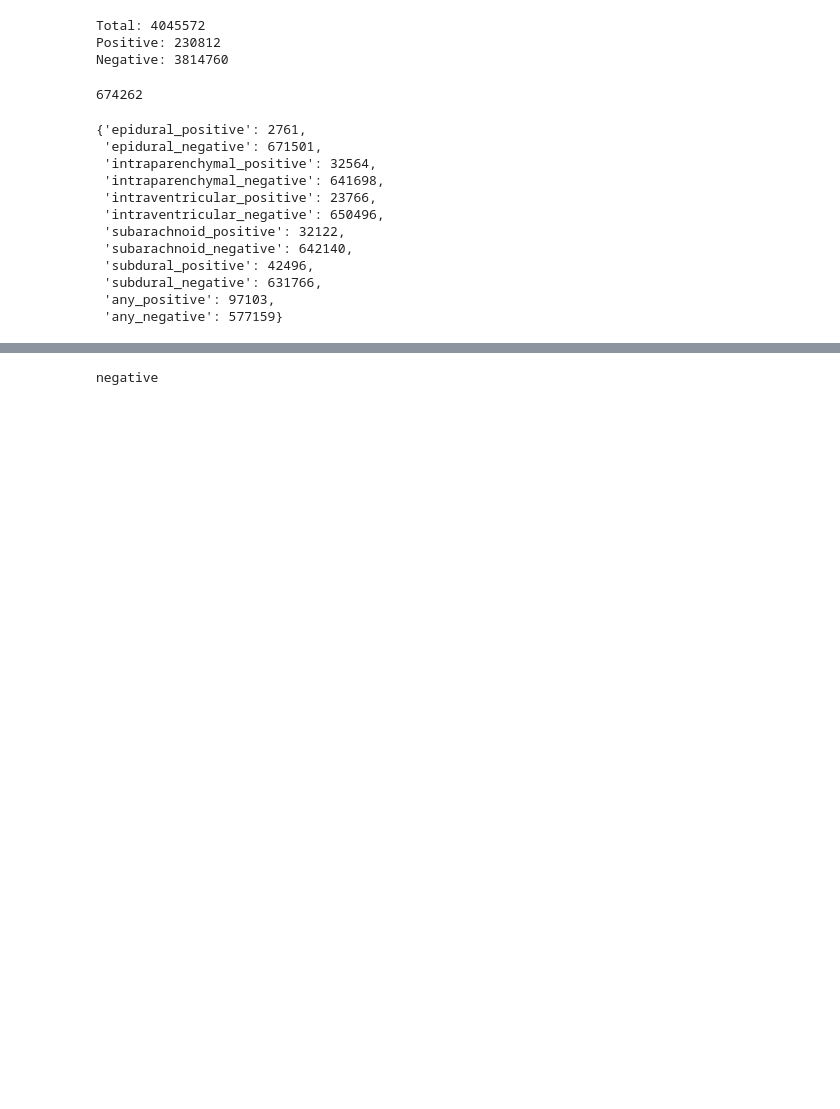
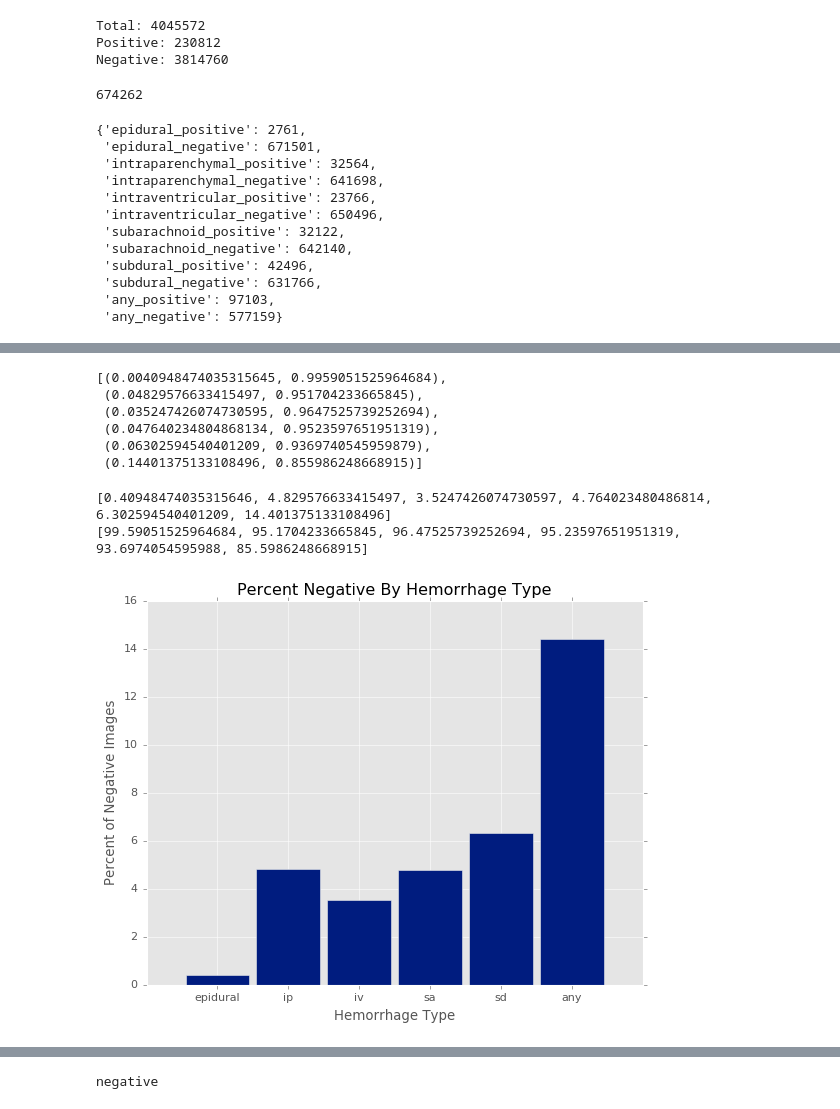
Before and after one commit to 3-3-3/Brain-Hemorrhaging, a Jupyter notebook: Visualization.ipynb, the cells around one changed output, grey strips where cells are left out. Drawn from its saved outputs; the diff is of its cells as text; code cells hidden in the pictures; blank space fills up the shorter version.

```diff
--- a/Visualization.ipynb
+++ b/Visualization.ipynb
@@ -106,9 +106,3 @@ sub_pos_neg_counts
  'subdural_negative': 631766,
  'any_positive': 97103,
  'any_negative': 577159}
-# %%
-total_neg = 0
-for i in range(len(sub_pos_neg_counts.values())-2):
-    if i % 2 == 1:
-        total_neg += list(sub_pos_neg_counts.values())[i]
-total_neg
@@ -157,0 +112,41 @@ plt.show()
+# %%
+percents = []
+
+for i in sub_types:
+    percents.append((sub_pos_neg_counts[i + '_positive'] / len(all_ids), sub_pos_neg_counts[i + '_negative'] / len(all_ids)))
+
+percents
+# %% [output]
+[(0.0040948474035315645, 0.9959051525964684),
+ (0.04829576633415497, 0.951704233665845),
+ (0.035247426074730595, 0.9647525739252694),
+ (0.047640234804868134, 0.9523597651951319),
+ (0.06302594540401209, 0.9369740545959879),
+ (0.14401375133108496, 0.855986248668915)]
+# %%
+ticks = ['epidural', 'ip', 'iv', 'sa', 'sd', 'any']
+num = np.arange(6)
+neg = []
+pos = []
+for i in percents:
+    neg.append(i[0]*(100))
+    pos.append((i[1]*100) / 2)
+
+print(bottom)
+print(top)
+# %% [output]
+[0.40948474035315646, 4.829576633415497, 3.5247426074730597, 4.764023480486814, 6.302594540401209, 14.401375133108496]
+[99.59051525964684, 95.1704233665845, 96.47525739252694, 95.23597651951319, 93.6974054595988, 85.5986248668915]
+# %%
+ plt.bar(num, neg, 0.9)
+plt.style.use(['ggplot', 'seaborn-dark-palette'])
+
+plt.xticks(num, ticks)
+plt.yticks(np.arange(0, 17, 2))
+plt.ylabel('Percent of Negative Images')
+plt.xlabel('Hemorrhage Type')
+plt.title('Percent Negative By Hemorrhage Type')
+
+plt.show()
+# %% [output]
+[figure, added]
```
Also changed, not shown: parts of 9 cells of this notebook, 1 other file.
